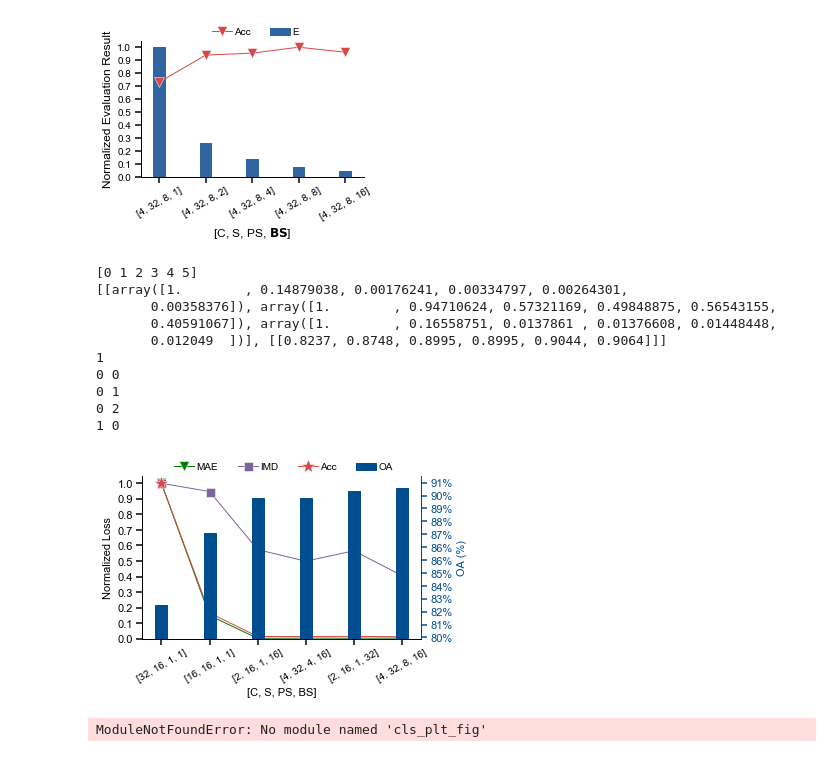
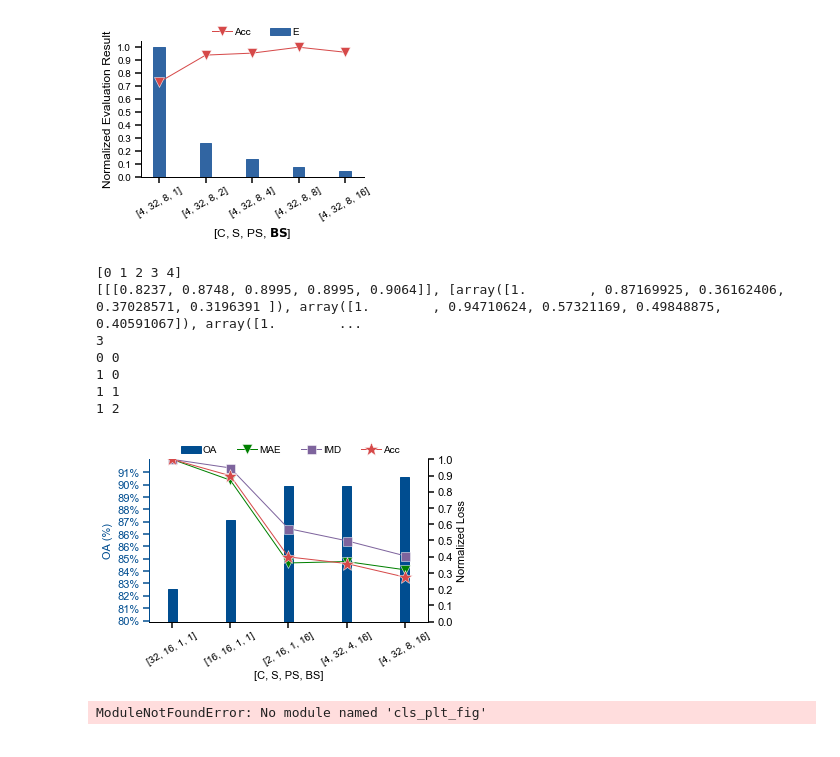
Before and after one commit to changchun-zhou/sagitta_fig, a Jupyter notebook: TCAS-II_FPS/scripts/TCAS-II_FPS.ipynb, the cells around one changed output. Drawn from its saved outputs; the diff is of its cells as text; code cells hidden in the pictures.

```diff
--- a/TCAS-II_FPS/scripts/TCAS-II_FPS.ipynb
+++ b/TCAS-II_FPS/scripts/TCAS-II_FPS.ipynb
@@ -322,52 +322,48 @@ Figure = "C"
 if Figure == "C":
     fig_name='../generate/IMDMAEvsAcc.svg'
     x_label     = "[C, S, PS, BS]"
-    xticks  = ['[32, 16, 1, 1]', '[16, 16, 1, 1]', '[2, 16, 1, 16]', '[4, 32, 4, 16]', '[2, 16, 1, 32]', '[4, 32, 8, 16]']
+    xticks  = ['[32, 16, 1, 1]', '[16, 16, 1, 1]', '[2, 16, 1, 16]', '[4, 32, 4, 16]', '[4, 32, 8, 16]']
     item    = np.array([
 [
-8.3125 ,
-1.23682,
-0.01465,
-0.02783,
-0.02197,
-0.02979
+8.3125,
+7.246 ,
+3.006 ,
+3.078 ,
+2.657
 ], [
 0.17866,
 0.16921,
 0.10241,
 0.08906,
-0.10102,
 0.07252
 ], [
-8.49116,
-1.40603,
-0.11706,
-0.11689,
-0.12299,
-0.10231
+1.413911048,
+1.271314447,
+0.563812874,
+0.50616066 ,
+0.388259397
 ]])
 
-x_value     = np.arange(6)
+x_value     = np.arange(5)
 figsize     = (5,3)
-bar_width   = 0.25
+bar_width   = 0.15
 legend_loc  = (0.1, 1)
 
-y_value     = [[item[0]/np.max(item[0]), item[1]/np.max(item[1]), item[2]/np.max(item[2])], [[
+y_value     = [[[
 0.8237,
 0.8748,
 0.8995,
 0.8995,
-0.9044,
 0.9064
-]]]
-y_label     = ["Normalized Loss", 'OA (%)']
-y_fig_type  = [['plot', 'plot', 'plot'], ['bar']]
-y_legend    = [["MAE", "IMD", 'Acc'], ['OA']]
+]], [item[0]/np.max(item[0]), item[1]/np.max(item[1]), item[2]/np.max(item[2])]]
+y_label     = ['OA (%)', "Normalized Loss"]
+y_fig_type  = [['bar'], ['plot', 'plot', 'plot']]
+y_legend    = [['OA'], ["MAE", "IMD", 'Acc']]
 legend_ncol = 4 # (0/255, 77/255, 144/255),(1,1,1)], [(220/255, 103/255, 103/255)
-y_color     =[[(0, 128/256, 0), (126/256, 100/256, 158/256), (214/255, 73/255, 73/255)], [(0/255, 77/255, 144/255)]]
-len_yticks  = [10, 100]
-y_yticks_max= [1, 0.91]
-y_yticks_min=[0, 0.8]
+y_color     =[[(0/255, 77/255, 144/255)], [(0, 128/256, 0),(126/256, 100/256, 158/256), (214/255, 73/255, 73/255)]]
+len_yticks  = [100 , 10]
+y_yticks_max= [0.91,  1]
+y_yticks_min= [0.8 ,  0]
 print(x_value)
 print(y_value)
 cls_plt_fig('').func_plt_fig(
@@ -376,49 +372,46 @@ cls_plt_fig('').func_plt_fig(
     x_label = x_label,
     y_label = y_label,
     y_value = y_value,
     y_fig_type = y_fig_type,
     y_legend = y_legend,
     y_color = y_color,
-    y_axis_color = [(0, 0, 0), (0/255, 77/255, 144/255)],
+    y_axis_color = [(0/255, 77/255, 144/255), (0, 0, 0)],
     y_yticks_max=y_yticks_max,
     y_yticks_min=[0, 0],
-    y_edgecolor = [[(97/255, 169/255, 218/255), (49/255, 101/255, 162/255), (49/255, 101/255, 162/255)],[(0/255, 77/255, 144/255)]],
+    y_edgecolor = [[(0/255, 77/255, 144/255)], [(97/255, 169/255, 218/255), (126/256, 100/256, 158/256), (49/255, 101/255, 162/255)]],
     # y_facecolor = [[(97/255, 169/255, 218/255), (49/255, 101/255, 162/255), (49/255, 101/255, 162/255)],[(49/255, 101/255, 162/255)]],
     # y_hatch = [['/////', '/////', '/////'],[None, None]],
-    y_linestyle = [['solid','solid','solid','solid','solid','solid','solid',
+    y_linestyle = [[], ['solid','solid','solid','solid','solid','solid','solid',
                     'dashed','dashed','dashed','dashed','dashed','dashed','dashed']],
-    y_marker = [['v', 's', '*', 'o', '<', '.', 'v', 's', '*', 'o', '<', '.']],
-    y_markersize=[[10, 9, 15, 10, 10, 10, 10]],
+    y_marker = [[], ['v', 's', '*', 'o', '<', '.', 'v', 's', '*', 'o', '<', '.']],
+    y_markersize=[[], [10, 9, 15, 10, 10, 10, 10]],
     y_markeredgewidth=0.5,
     ylim_upappend = [0.05, 0.005],
     len_yticks=len_yticks,
     xticks= xticks,
     legend_loc =legend_loc,
     legend_columnspacing = 2,
     figsize=figsize, #[0, 0, 1, 1],
     font_size = 10,
     plt_text = False,
     legend_ncol=legend_ncol,
     bar_width = bar_width,
     linewidth= 1,
     bar_gap_width = 0.1,
     border_width = 0.4,
     labelrotation = 30,
-    PercentFormatter = [False, True],
-    ylim_min =[None, 0.80]
+    PercentFormatter = [True, False],
+    ylim_min =[0.80, None]
 )
 # %% [output]
-[0 1 2 3 4 5]
-[[array([1.        , 0.14879038, 0.00176241, 0.00334797, 0.00264301,
-       0.00358376]), array([1.        , 0.94710624, 0.57321169, 0.49848875, 0.56543155,
-       0.40591067]), array([1.        , 0.16558751, 0.0137861 , 0.01376608, 0.01448448,
-       0.012049  ])], [[0.8237, 0.8748, 0.8995, 0.8995, 0.9044, 0.9064]]]
-1
+[0 1 2 3 4]
+[[[0.8237, 0.8748, 0.8995, 0.8995, 0.9064]], [array([1.        , 0.87169925, 0.36162406, 0.37028571, 0.3196391 ]), array([1.        , 0.94710624, 0.57321169, 0.49848875, 0.40591067]), array([1.        ...
+3
 0 0
-0 1
-0 2
 1 0
+1 1
+1 2
-[figure, old version]
+[figure, new version]
 # %%
 # Yuzhe Fu-TCSVT
 
```
